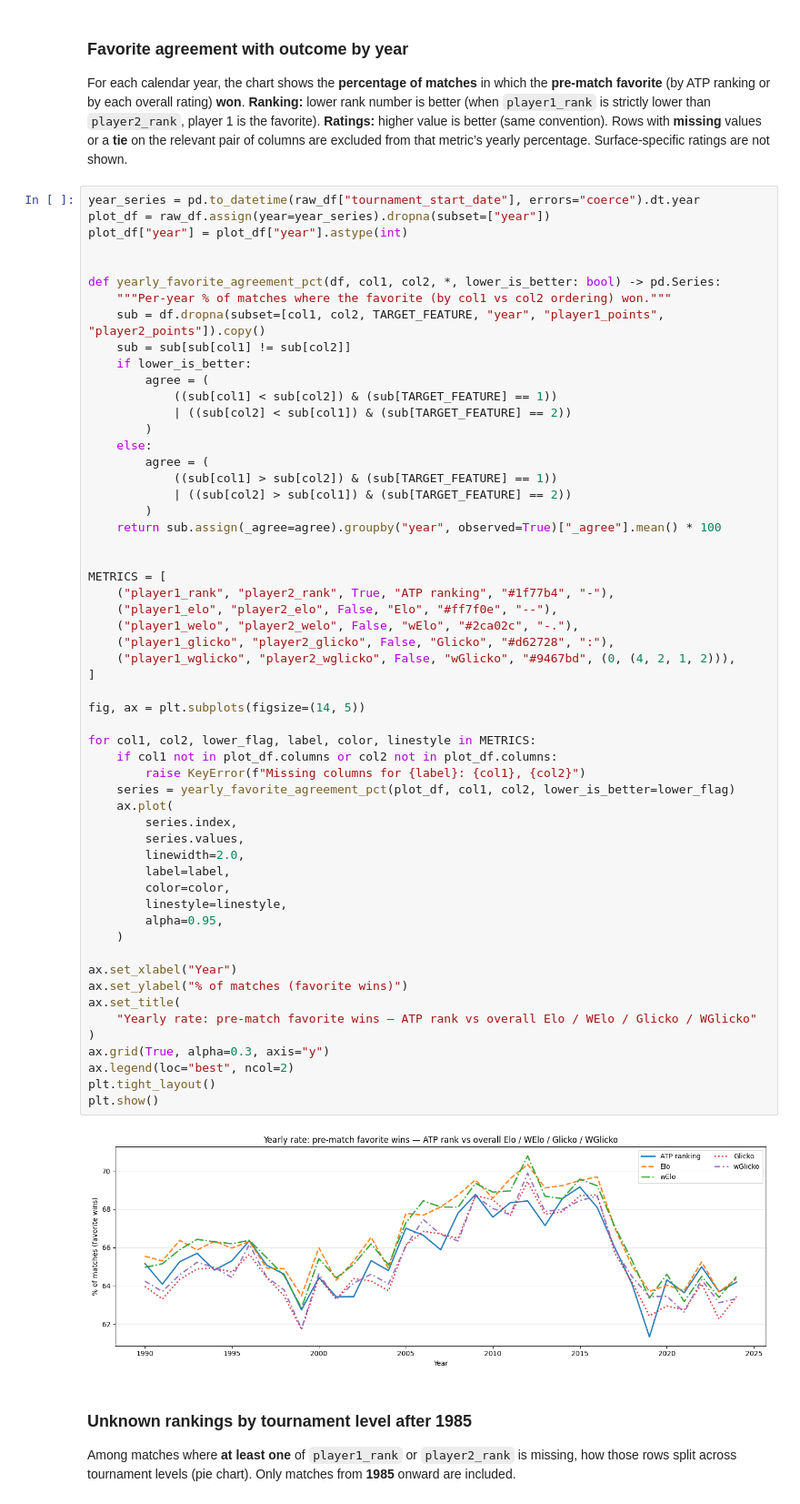
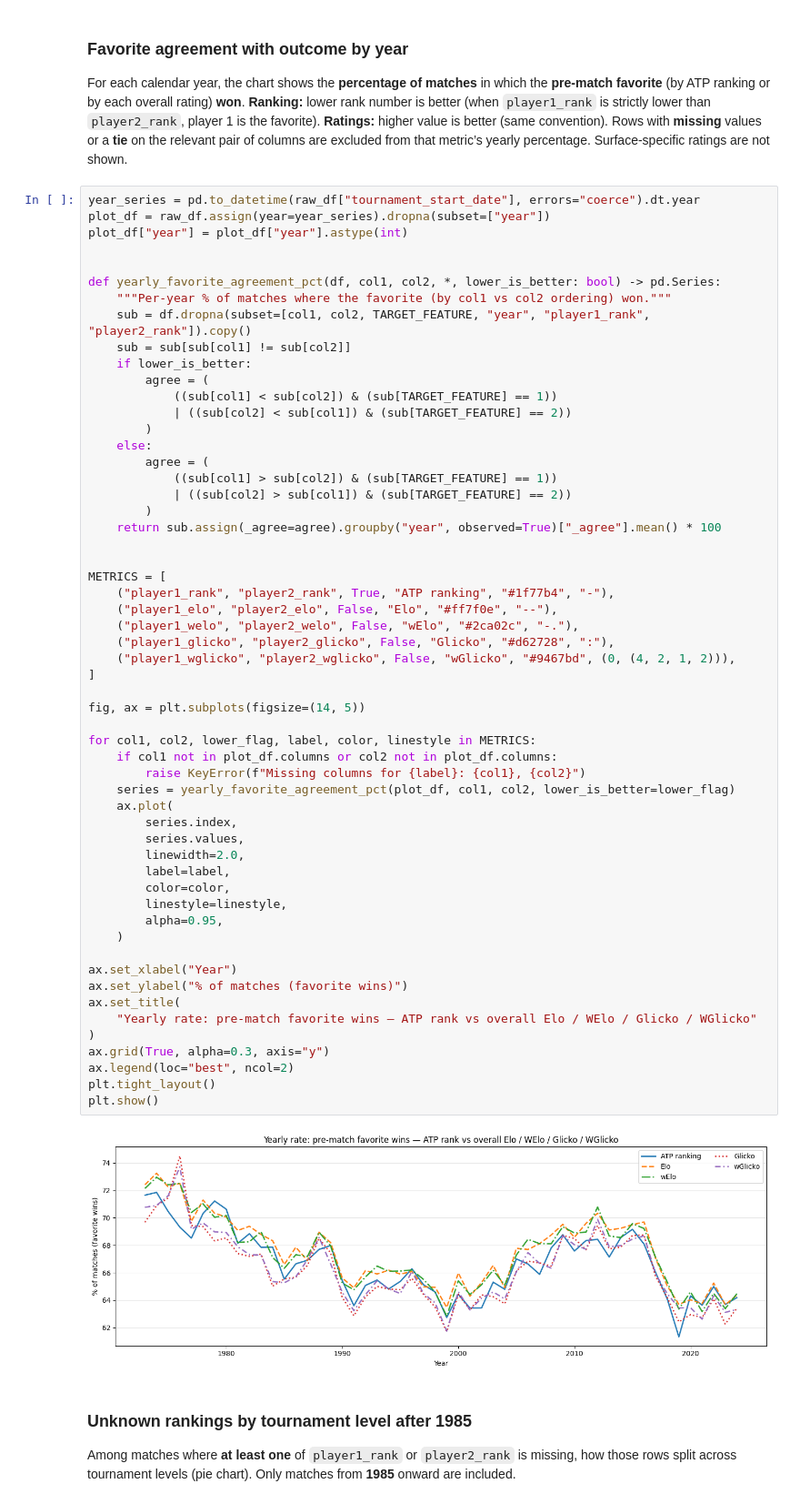
Before and after one commit to scarvalhojr/tennispredictor, a Jupyter notebook: notebook/tennispredictor.ipynb, the cells around one changed output. Shown at 91% size. Drawn from its saved outputs; the diff is of its cells as text.

```diff
--- a/notebook/tennispredictor.ipynb
+++ b/notebook/tennispredictor.ipynb
@@ -317,7 +327,7 @@ plot_df["year"] = plot_df["year"].astype(int)
 
 def yearly_favorite_agreement_pct(df, col1, col2, *, lower_is_better: bool) -> pd.Series:
     """Per-year % of matches where the favorite (by col1 vs col2 ordering) won."""
-    sub = df.dropna(subset=[col1, col2, TARGET_FEATURE, "year", "player1_points", "player2_points"]).copy()
+    sub = df.dropna(subset=[col1, col2, TARGET_FEATURE, "year", "player1_rank", "player2_rank"]).copy()
     sub = sub[sub[col1] != sub[col2]]
     if lower_is_better:
         agree = (
@@ -339,34 +349,34 @@ METRICS = [
     ("player1_glicko", "player2_glicko", False, "Glicko", "#d62728", ":"),
     ("player1_wglicko", "player2_wglicko", False, "wGlicko", "#9467bd", (0, (4, 2, 1, 2))),
 ]
 
 fig, ax = plt.subplots(figsize=(14, 5))
 
 for col1, col2, lower_flag, label, color, linestyle in METRICS:
     if col1 not in plot_df.columns or col2 not in plot_df.columns:
         raise KeyError(f"Missing columns for {label}: {col1}, {col2}")
     series = yearly_favorite_agreement_pct(plot_df, col1, col2, lower_is_better=lower_flag)
     ax.plot(
         series.index,
         series.values,
         linewidth=2.0,
         label=label,
         color=color,
         linestyle=linestyle,
         alpha=0.95,
     )
 
 ax.set_xlabel("Year")
 ax.set_ylabel("% of matches (favorite wins)")
 ax.set_title(
     "Yearly rate: pre-match favorite wins — ATP rank vs overall Elo / WElo / Glicko / WGlicko"
 )
 ax.grid(True, alpha=0.3, axis="y")
 ax.legend(loc="best", ncol=2)
 plt.tight_layout()
 plt.show()
 # %% [output]
-[figure, old version]
+[figure, new version]
 # %% [markdown]
 ### Unknown rankings by tournament level after 1985
 
```
Also changed, not shown: parts of 14 cells of this notebook.
